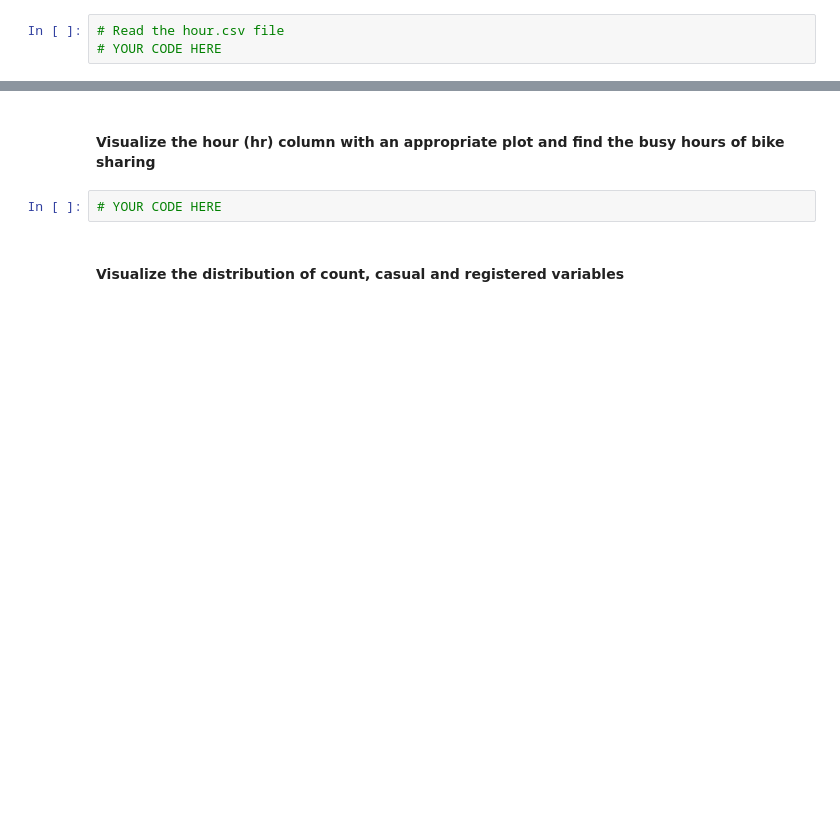
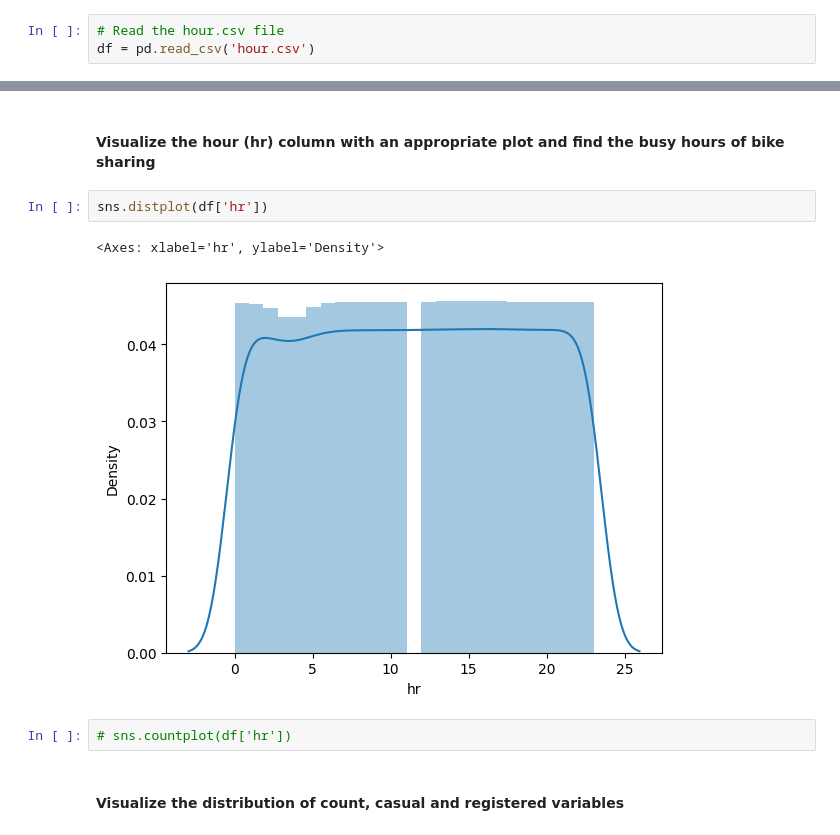
Before and after one commit to SiddhantRout/CDS-IISC, a Jupyter notebook: Module-3: Machine Learning/M3_NB_MiniProject_1_LinearRegression_Regularization.ipynb, the cells around one changed output, grey strips where cells are left out. Cells and saved outputs as stored; diff of their text form; blank space fills up the shorter version.

```diff
--- a/Module-3: Machine Learning/M3_NB_MiniProject_1_LinearRegression_Regularization.ipynb
+++ b/Module-3: Machine Learning/M3_NB_MiniProject_1_LinearRegression_Regularization.ipynb
@@ -89,6 +97,6 @@ from sklearn.metrics import r2_score
 ### Data Loading
 # %%
 # Read the hour.csv file
-# YOUR CODE HERE
+df = pd.read_csv('hour.csv')
 # %% [markdown]
 print the first five rows of dataset
@@ -122,8 +155,13 @@ print the datatypes of the columns
 ### EDA &  Visualization ( 2 points)
 # %% [markdown]
 #### Visualize the hour (hr) column with an appropriate plot and find the busy hours of bike sharing
-# %%
-# YOUR CODE HERE
+# %%
+sns.distplot(df['hr'])
+# %% [output]
+<Axes: xlabel='hr', ylabel='Density'>
+[figure, added]
+# %%
+# sns.countplot(df['hr'])
 # %% [markdown]
 #### Visualize the distribution of count, casual and registered variables
 # %%
```
Also changed, not shown: parts of 13 cells of this notebook.
